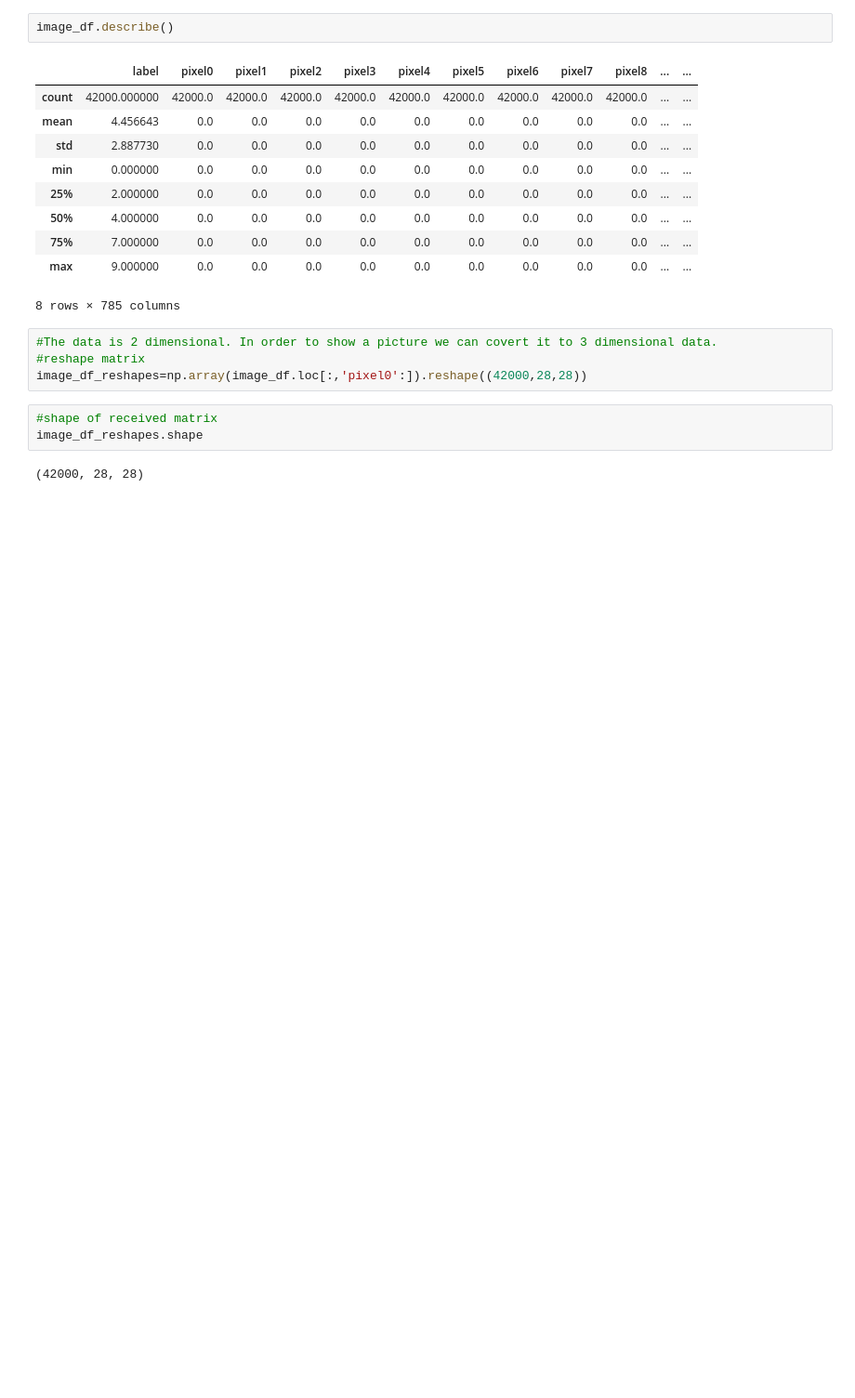
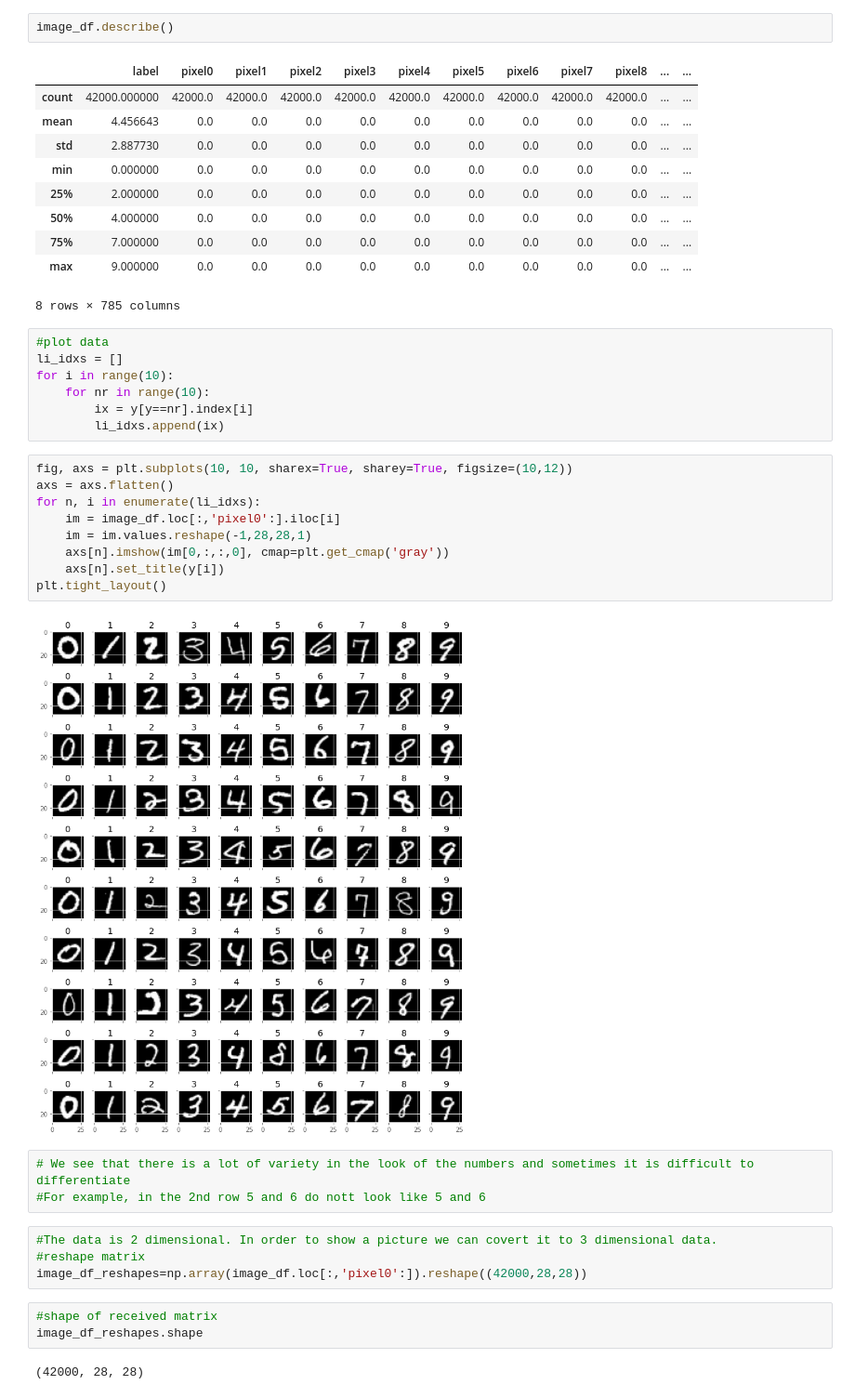
Before and after one commit to kryukovaeks/Data-Science-for-business-EPFL-course, a Jupyter notebook: A4.ipynb, the cells around one changed output. Shown at 93% size. Drawn from its saved outputs; the diff is of its cells as text; blank space fills up the shorter version.

```diff
--- a/A4.ipynb
+++ b/A4.ipynb
@@ -771,6 +774,27 @@ image_df.describe()
 | 75% | 7.000000 | 0.0 | 0.0 | 0.0 | 0.0 | 0.0 | 0.0 | 0.0 | 0.0 | 0.0 | ... | ... |
 | max | 9.000000 | 0.0 | 0.0 | 0.0 | 0.0 | 0.0 | 0.0 | 0.0 | 0.0 | 0.0 | ... | ... |
 8 rows × 785 columns
+# %%
+#plot data
+li_idxs = []
+for i in range(10):
+    for nr in range(10):
+        ix = y[y==nr].index[i]
+        li_idxs.append(ix)
+# %%
+fig, axs = plt.subplots(10, 10, sharex=True, sharey=True, figsize=(10,12))
+axs = axs.flatten()
+for n, i in enumerate(li_idxs):
+    im = image_df.loc[:,'pixel0':].iloc[i]
+    im = im.values.reshape(-1,28,28,1)
+    axs[n].imshow(im[0,:,:,0], cmap=plt.get_cmap('gray'))
+    axs[n].set_title(y[i])
+plt.tight_layout()
+# %% [output]
+[figure, added]
+# %%
+# We see that there is a lot of variety in the look of the numbers and sometimes it is difficult to differentiate
+#For example, in the 2nd row 5 and 6 do nott look like 5 and 6
 # %%
 #The data is 2 dimensional. In order to show a picture we can covert it to 3 dimensional data.
 #reshape matrix
```
Also changed, not shown: parts of 43 cells of this notebook.
